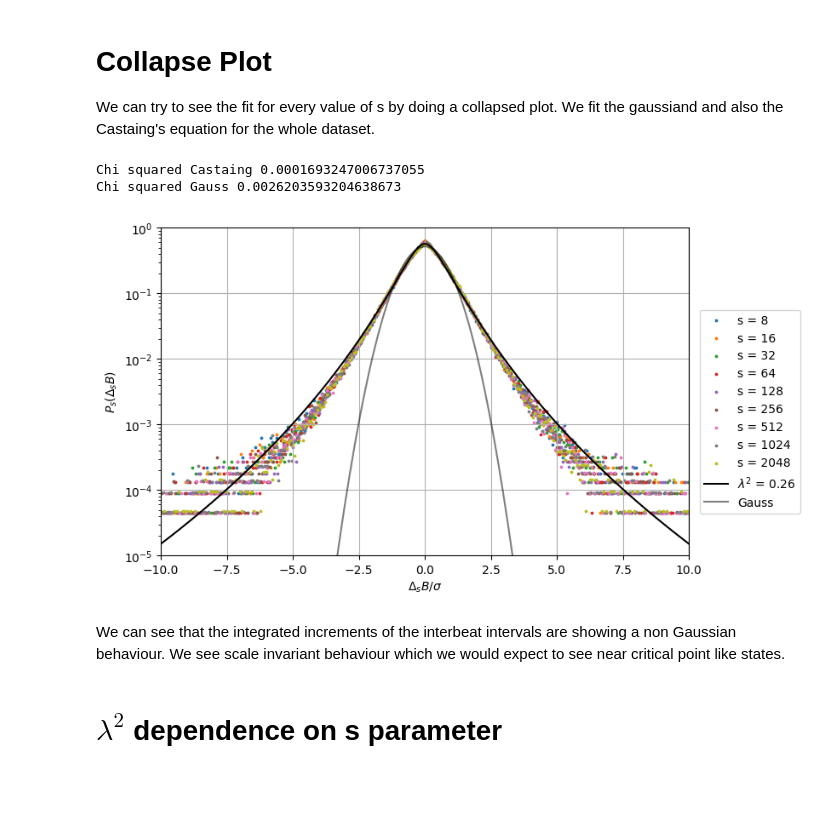
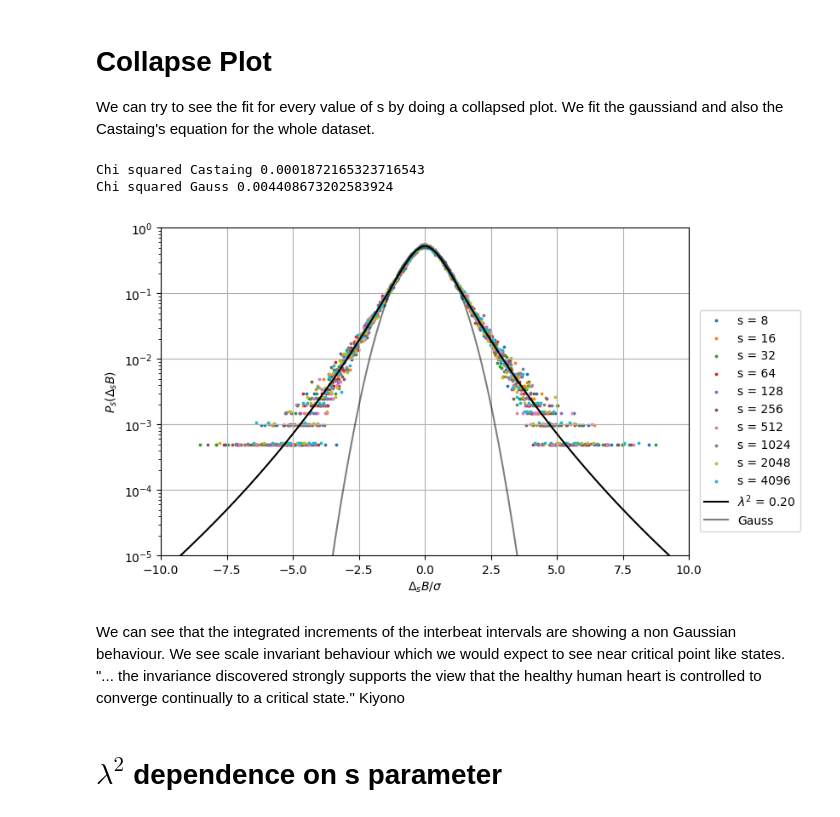
Before and after one commit to mihribanyvs/Critical_Scale_Invariance_in_HHHR, a Jupyter notebook: final_presentation.ipynb, the cells around one changed output. Drawn from its saved outputs; the diff is of its cells as text; code cells hidden in the pictures; blank space fills up the shorter version.

```diff
--- a/final_presentation.ipynb
+++ b/final_presentation.ipynb
@@ -247,40 +251,41 @@ def complete_scatter(Delta_S):
 
 def chi_sqrd(counts,fit_res,bin_cen):
     chi_2 = np.sum((counts[counts!=0]-fit_res)**2/(counts[counts!=0]))/(counts[counts!=0].shape[0]-2)
     return chi_2
 
 # Fitting curves to data
 def gaus_nongaus_fit(complete_dataset):
     popt_c, pcov_c, counts_all, edges_all, bin_centers = castaing_fit(complete_dataset,complete_dataset.size)
     popt_g, pcov_g, counts_all, edges_all, bin_centers = gauss_fit(complete_dataset,complete_dataset.size)
     bin_cen_all=(edges_all[1:]+edges_all[:-1])/2
     plt.plot(x, Castaing(x, *popt_c), label=r'$\lambda^2$ = {:.2f}'.format(*popt_c**2), color='black')
     plt.plot(x, gauss(x, *popt_g), label='Gauss', color='black', alpha=0.5)
 
     # Compute chisquared
     chi_2_c = chi_sqrd(counts_all,Castaing(bin_cen_all[counts_all!=0], *popt_c),bin_cen_all)
     chi_2_g = chi_sqrd(counts_all,gauss(bin_cen_all[counts_all!=0], *popt_g),bin_cen_all)
 
     print('Chi squared Castaing', chi_2_c)
     print('Chi squared Gauss', chi_2_g)
 
     plt.yscale('log')
     plt.xlim(-10,10),
     plt.ylim(1e-5, 1e0)
     plt.xlabel(r'$\Delta_s B/\sigma$')
     plt.ylabel(r'$P_s(\Delta_s B)$')
-    lgnd = plt.legend(bbox_to_anchor=(1.02, 0.75), loc='upper left', borderaxespad=0)
+    plt.legend(bbox_to_anchor=(1.02, 0.75), loc='upper left', borderaxespad=0)
     plt.grid()
     plt.show()
 
-complete_dataset = complete_scatter(Delta_S)
+complete_dataset = complete_scatter(Delta_S1)
 gaus_nongaus_fit(complete_dataset)
 # %% [output]
-Chi squared Castaing 0.0001693247006737055
-Chi squared Gauss 0.0026203593204638673
+Chi squared Castaing 0.0001872165323716543
+Chi squared Gauss 0.004408673202583924
-[figure, old version]
+[figure, new version]
 # %% [markdown]
-We can see that the integrated increments of the interbeat intervals are showing a non Gaussian behaviour. We see scale invariant behaviour which we would expect to see near critical point like states.
+We can see that the integrated increments of the interbeat intervals are showing a non Gaussian behaviour. We see scale invariant behaviour which we would expect to see near critical point like states. \
+"... the invariance discovered strongly supports the view that the healthy human heart is controlled to converge continually to a critical state." Kiyono
 # %% [markdown]
 # $\lambda^2$ dependence on s parameter
 # %%
```
Also changed, not shown: parts of 14 cells of this notebook.
